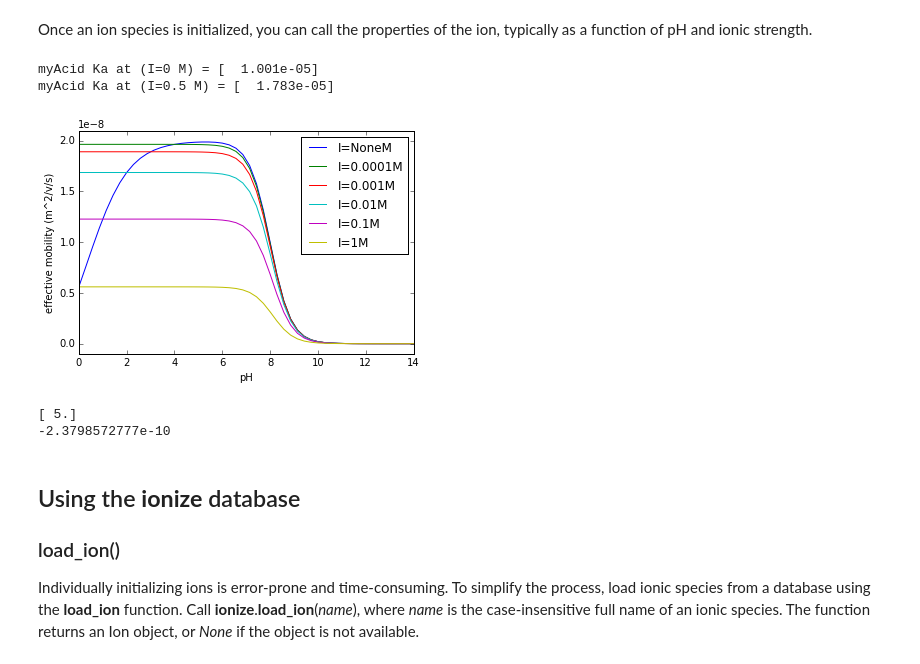
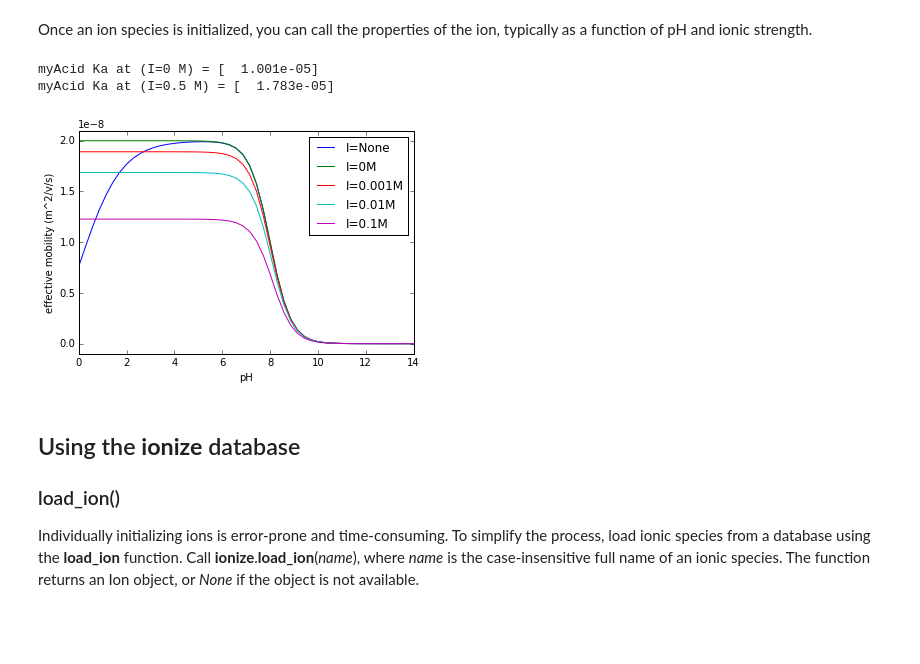
Before and after one commit to lewisamarshall/ionize, a Jupyter notebook: tutorial.ipynb, the cells around one changed output. Drawn from its saved outputs; the diff is of its cells as text; code cells hidden in the pictures; blank space fills up the shorter version.

```diff
--- a/tutorial.ipynb
+++ b/tutorial.ipynb
@@ -43,26 +42,25 @@ Once an ion species is initialized, you can call the properties of the ion, typi
 # %%
 print 'myAcid Ka at (I=0 M) =', acid.acidity()
 print 'myAcid Ka at (I=0.5 M) =', acid.acidity(ionic_strength=0.5)
 
 pH = numpy.linspace(0,14)
 
-for I in [None, 0.0001, 0.001, 0.01, 0.1, 1]:
+for I in [None, 0, 0.001, 0.01, 0.1]:
     mu = [base.mobility(p, I) for p in pH]
-    plot(pH, mu, label='I=' + str(I) + 'M')
+    if I is not None:
+        label = 'I={}M'.format(I)
+    else:
+        label = 'I=None'
+    plot(pH, mu, label=label)
 
 xlabel('pH'); xlim(0, 14)
 ylabel('effective mobility (m^2/v/s)'); ylim(-.1e-8, 2.1e-8)
 legend()
 show()
-
-print acid.pKa(0)
-print acid.mobility(3, 0.01)
 # %% [output]
 myAcid Ka at (I=0 M) = [  1.001e-05]
 myAcid Ka at (I=0.5 M) = [  1.783e-05]
-[figure, old version]
+[figure, new version]
-[ 5.]
--2.3798572777e-10
 # %% [markdown]
 ## Using the **ionize** database
 
```
Also changed, not shown: parts of 8 cells of this notebook, 6 other files.
